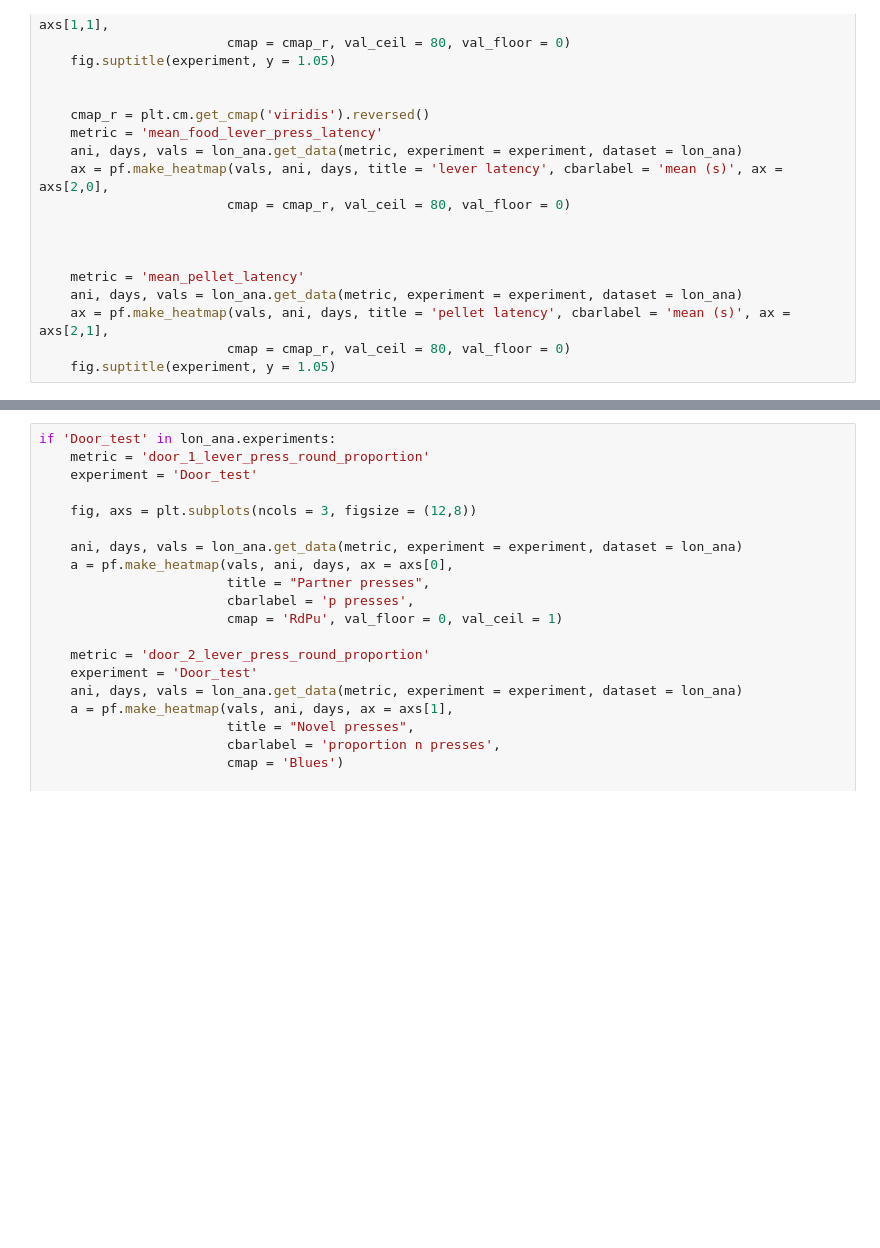
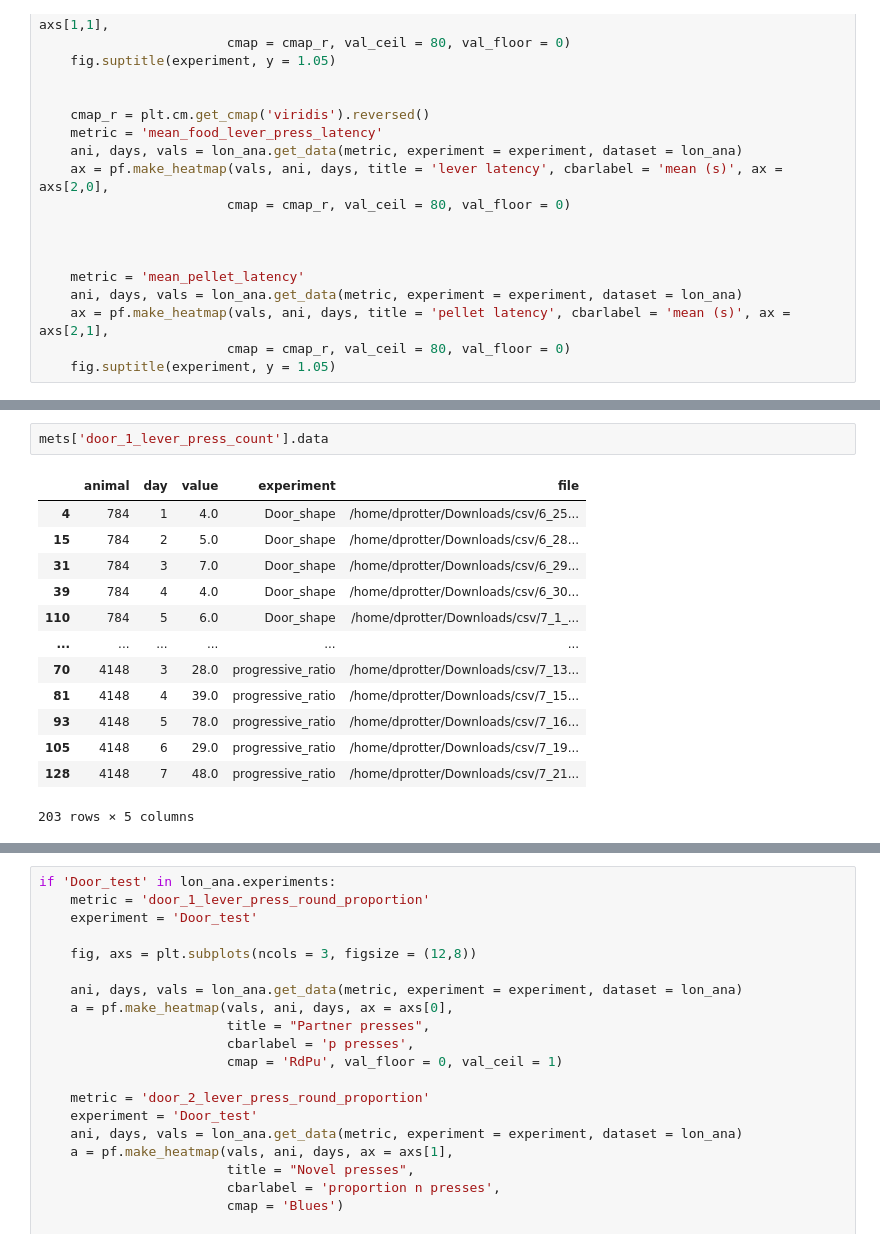
Before and after one commit to dprotter/Operant_Daily_Pipeline, a Jupyter notebook: plot_data.ipynb, the cells around one changed output, grey strips where cells are left out. Cells and saved outputs as stored; diff of their text form; blank space fills up the shorter version.

```diff
--- a/plot_data.ipynb
+++ b/plot_data.ipynb
@@ -226,0 +230,16 @@ if 'Door_shape' in lon_ana.experiments:
+# %%
+mets['door_1_lever_press_count'].data
+# %% [output]
+|  | animal | day | value | experiment | file |
+| 4 | 784 | 1 | 4.0 | Door_shape | /home/dprotter/Downloads/csv/6_25... |
+| 15 | 784 | 2 | 5.0 | Door_shape | /home/dprotter/Downloads/csv/6_28... |
+| 31 | 784 | 3 | 7.0 | Door_shape | /home/dprotter/Downloads/csv/6_29... |
+| 39 | 784 | 4 | 4.0 | Door_shape | /home/dprotter/Downloads/csv/6_30... |
+| 110 | 784 | 5 | 6.0 | Door_shape | /home/dprotter/Downloads/csv/7_1_... |
+| ... | ... | ... | ... | ... | ... |
+| 70 | 4148 | 3 | 28.0 | progressive_ratio | /home/dprotter/Downloads/csv/7_13... |
+| 81 | 4148 | 4 | 39.0 | progressive_ratio | /home/dprotter/Downloads/csv/7_15... |
+| 93 | 4148 | 5 | 78.0 | progressive_ratio | /home/dprotter/Downloads/csv/7_16... |
+| 105 | 4148 | 6 | 29.0 | progressive_ratio | /home/dprotter/Downloads/csv/7_19... |
+| 128 | 4148 | 7 | 48.0 | progressive_ratio | /home/dprotter/Downloads/csv/7_21... |
+203 rows × 5 columns
```
Also changed, not shown: parts of 8 cells of this notebook, 1 other file.
